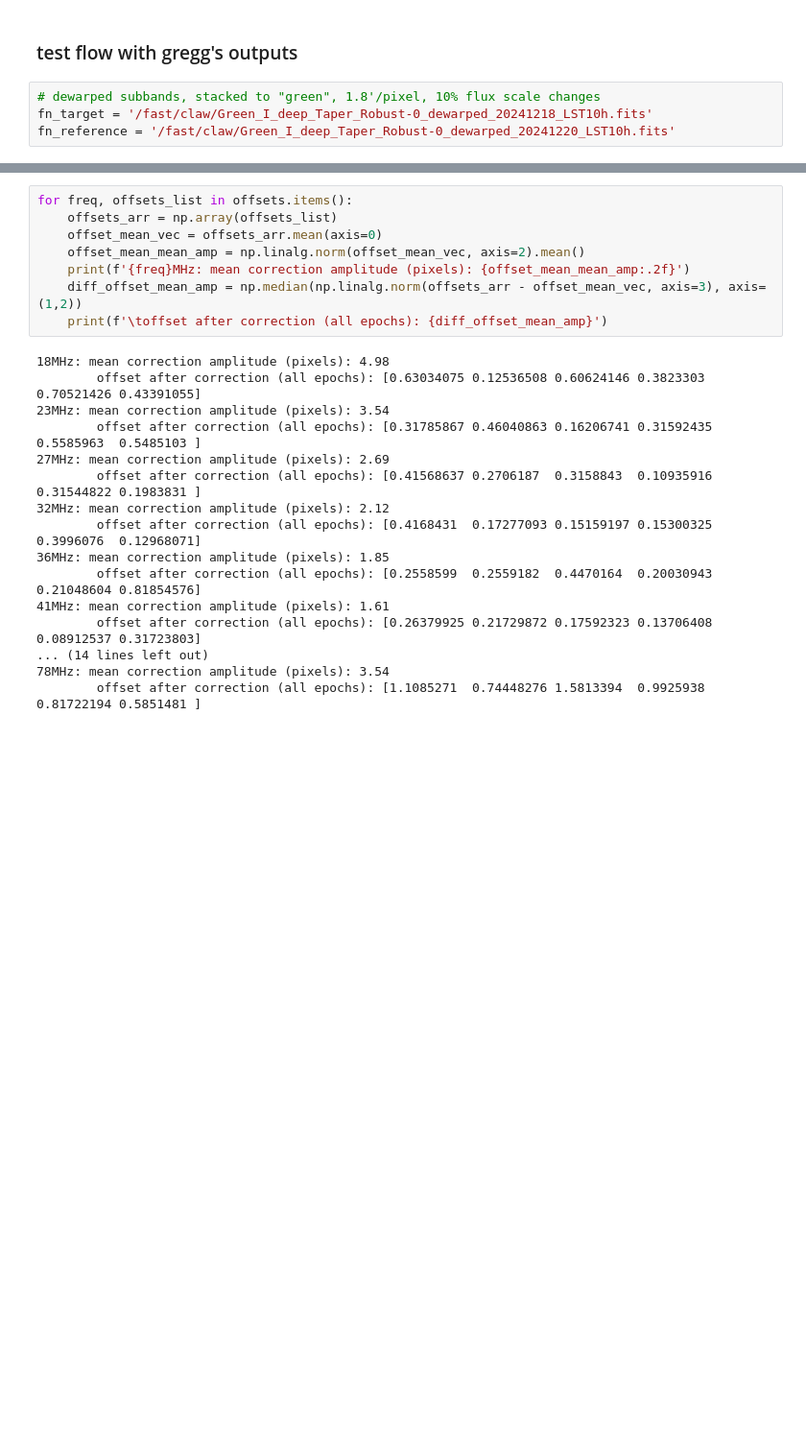
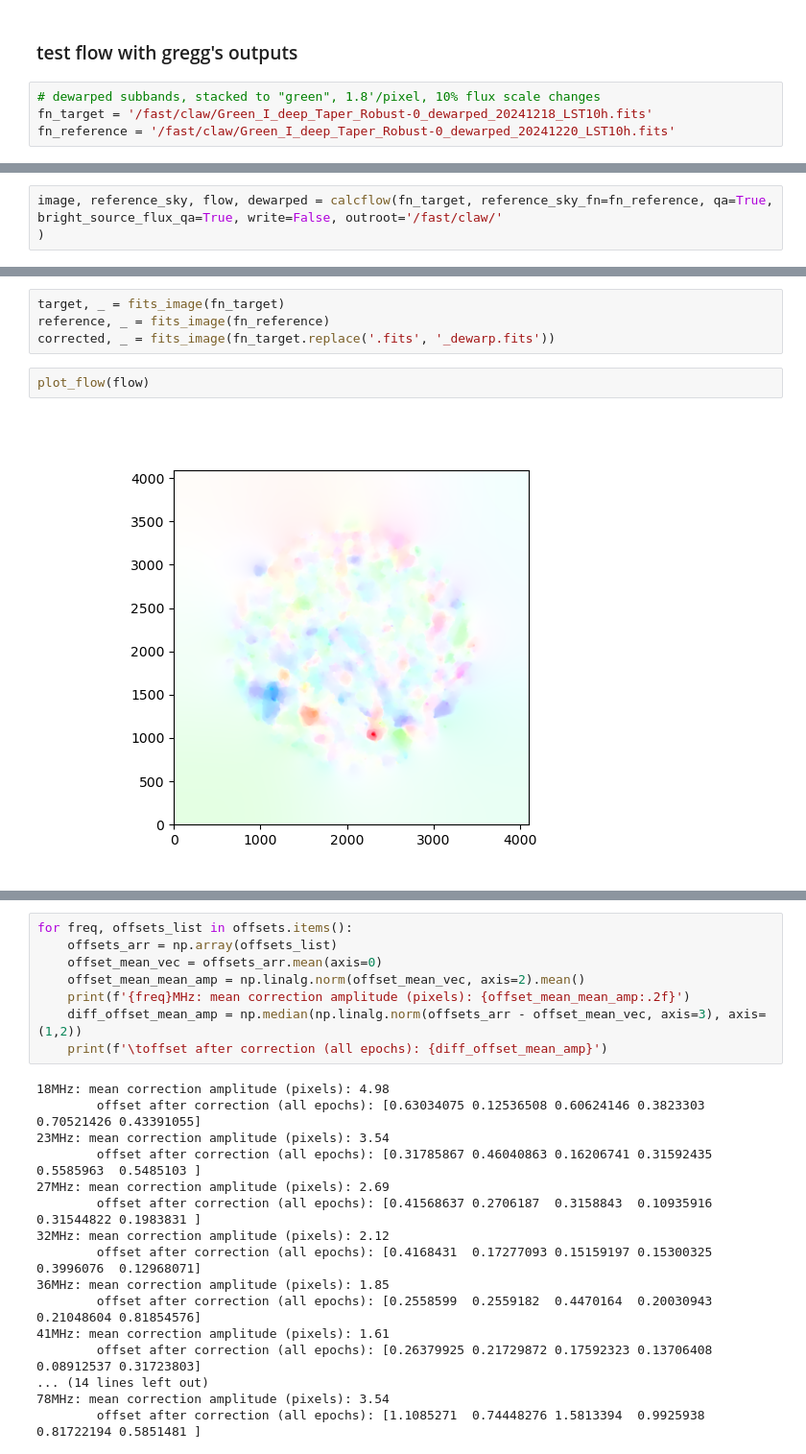
Before and after one commit to ovro-lwa/image-plane-correction, a Jupyter notebook: notebooks/optical_flow3.ipynb, the cells around one changed output, grey strips where cells are left out. Shown at 96% size. Cells and saved outputs as stored; diff of their text form; blank space fills up the shorter version.

```diff
--- a/notebooks/optical_flow3.ipynb
+++ b/notebooks/optical_flow3.ipynb
@@ -95,0 +94,3 @@ scidir2 = '/fast/gh/main/phase2/10h/2024-12-18/Science_20260419_030857'
+# %%
+image, reference_sky, flow, dewarped = calcflow(fn_target, reference_sky_fn=fn_reference, qa=True, bright_source_flux_qa=True, write=False, outroot='/fast/claw/'
+)
@@ -95,0 +114,8 @@ scidir2 = '/fast/gh/main/phase2/10h/2024-12-18/Science_20260419_030857'
+# %%
+target, _ = fits_image(fn_target)
+reference, _ = fits_image(fn_reference)
+corrected, _ = fits_image(fn_target.replace('.fits', '_dewarp.fits'))
+# %%
+plot_flow(flow)
+# %% [output]
+[figure, added]
```
Also changed, not shown: parts of 16 cells of this notebook, 2 other files.
